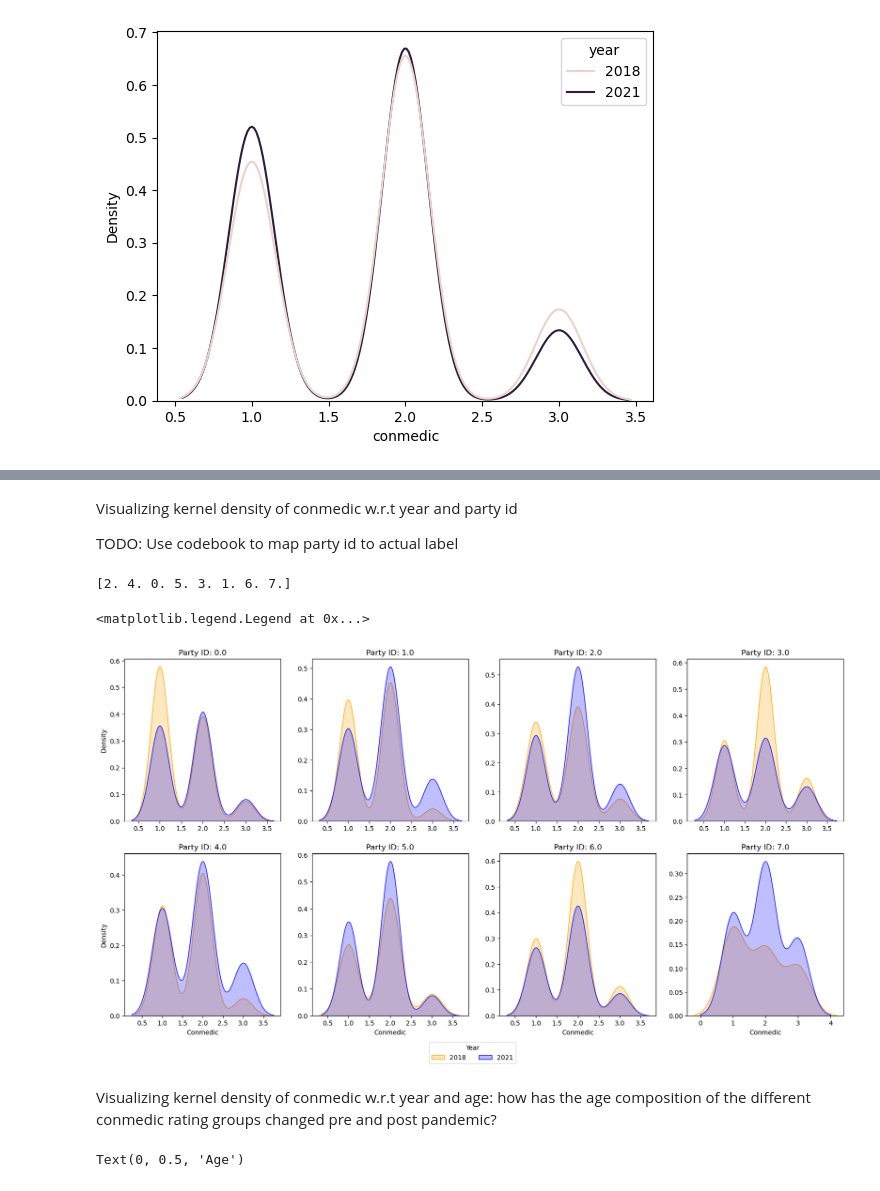
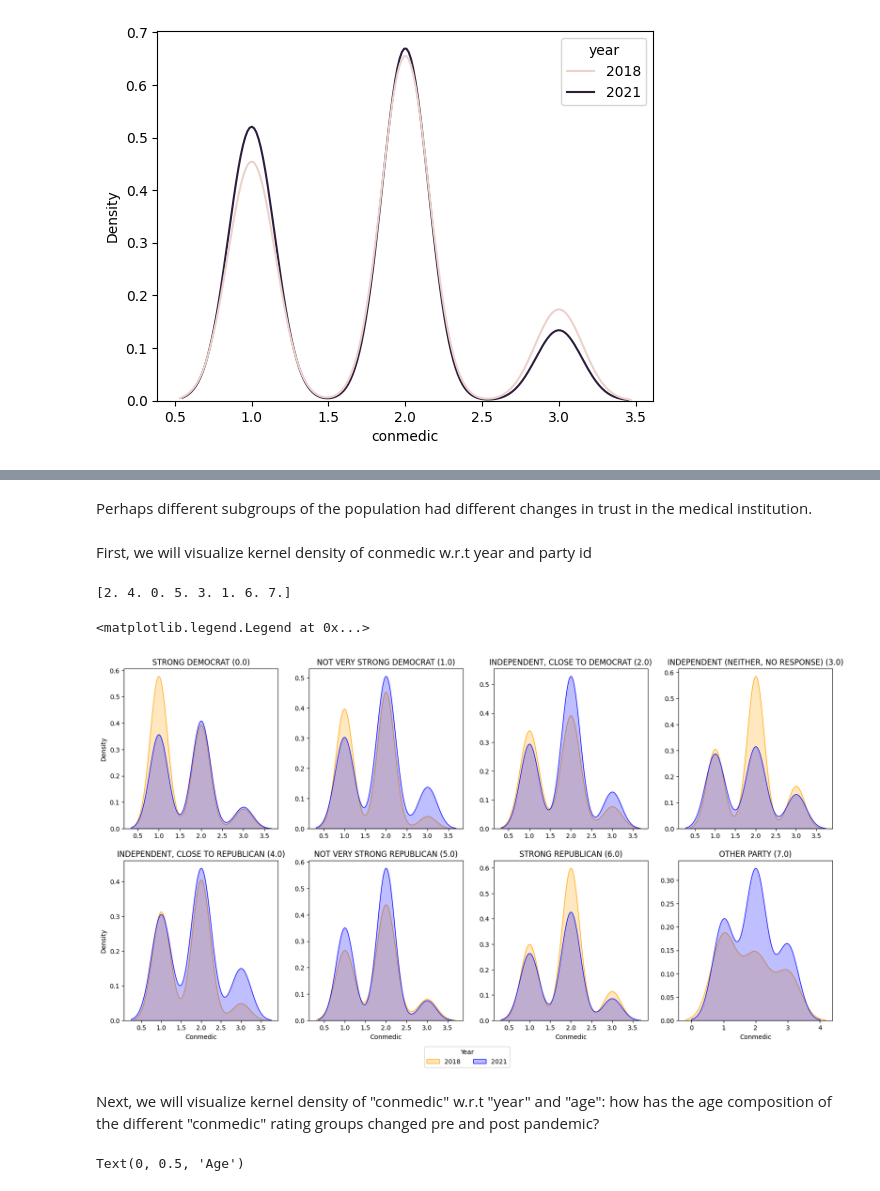
Before and after one commit to jacqueline-chao/project-1, a Jupyter notebook: src/data_viz.ipynb, the cells around one changed output, grey strips where cells are left out. Drawn from its saved outputs; the diff is of its cells as text; code cells hidden in the pictures.

Commit message:
Described data trends, did more age vs. trust analysis

```diff
--- a/src/data_viz.ipynb
+++ b/src/data_viz.ipynb
@@ -209,39 +245,51 @@ plot = sns.kdeplot(data=df, x='conmedic', hue='year', hue_order = [2018, 2021])
+# %% [markdown]
+Perhaps different subgroups of the population had different changes in trust in the medical institution.
 # %% [markdown]
-Visualizing kernel density of conmedic w.r.t year and party id
-
-TODO: Use codebook to map party id to actual label
+First, we will visualize kernel density of conmedic w.r.t year and party id
 # %%
 print(df.partyid.dropna().unique())
 # %% [output]
 [2. 4. 0. 5. 3. 1. 6. 7.]
+# %%
+# these values are from the codebook
+party_names = ["STRONG DEMOCRAT",
+               "NOT VERY STRONG DEMOCRAT",
+               "INDEPENDENT, CLOSE TO DEMOCRAT",
+               "INDEPENDENT (NEITHER, NO RESPONSE)",
+               "INDEPENDENT, CLOSE TO REPUBLICAN",
+               "NOT VERY STRONG REPUBLICAN",
+               "STRONG REPUBLICAN",
+               "OTHER PARTY"]
 # %%
 import seaborn as sns
 import matplotlib.pyplot as plt
 
 parties = sorted(df.partyid.dropna().unique())
 fig, axs = plt.subplots(nrows = 2, ncols = 4, figsize = (20, 10))
 
 for i, party in enumerate(parties):
     row = i//4
     col = i%4
 
+    party_name = party_names[int(party)]
+
     plot = sns.kdeplot(data=df[df['partyid']==party], x='conmedic', hue='year', hue_order = [2018, 2021], palette=['blue', 'orange'], ax = axs[row][col], fill = True, legend=False)
 
     axs[row][col].set_xlabel("")
     axs[row][col].set_ylabel("")
-    axs[row][col].set_title(f"Party ID: {party}")
+    axs[row][col].set_title(f"{party_name} ({party})")
 
     if row==1:
         axs[row][col].set_xlabel("Conmedic")
     if col==0:
         axs[row][col].set_ylabel("Density")
 
 plt.figlegend([2018, 2021], title='Year', loc='lower center', bbox_to_anchor=(0.5, 0), ncol=2)
 # %% [output]
 <matplotlib.legend.Legend at 0x...>
-[figure, old version]
+[figure, new version]
 # %% [markdown]
-Visualizing kernel density of conmedic w.r.t year and age: how has the age composition of the different conmedic rating groups changed pre and post pandemic?
+Next, we will visualize kernel density of "conmedic" w.r.t "year" and "age": how has the age composition of the different "conmedic" rating groups changed pre and post pandemic?
 # %%
 fig = plt.figure(figsize=(6, 4))
 sns.boxplot(data = df, x='year', y='age', hue='conmedic')
```
Also changed, not shown: parts of 23 cells of this notebook.
